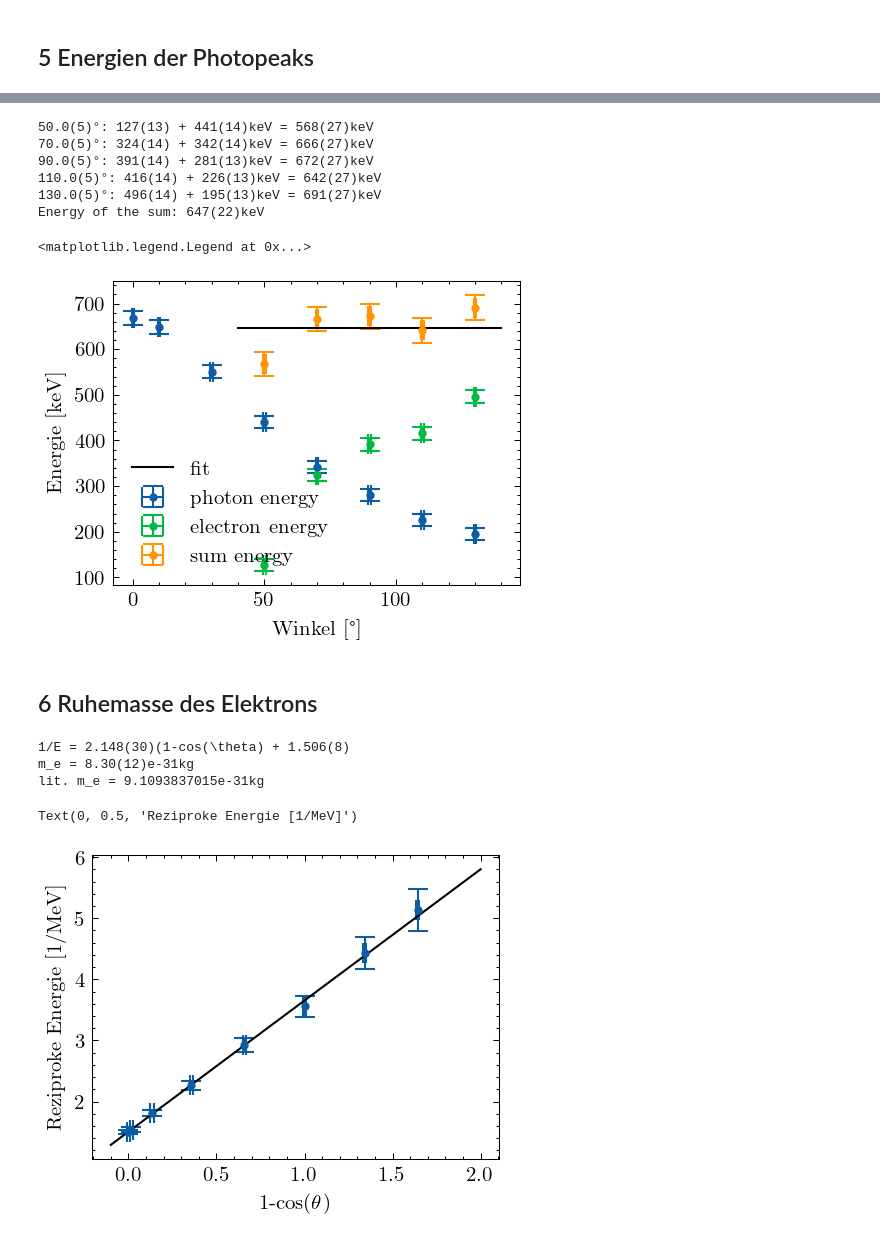
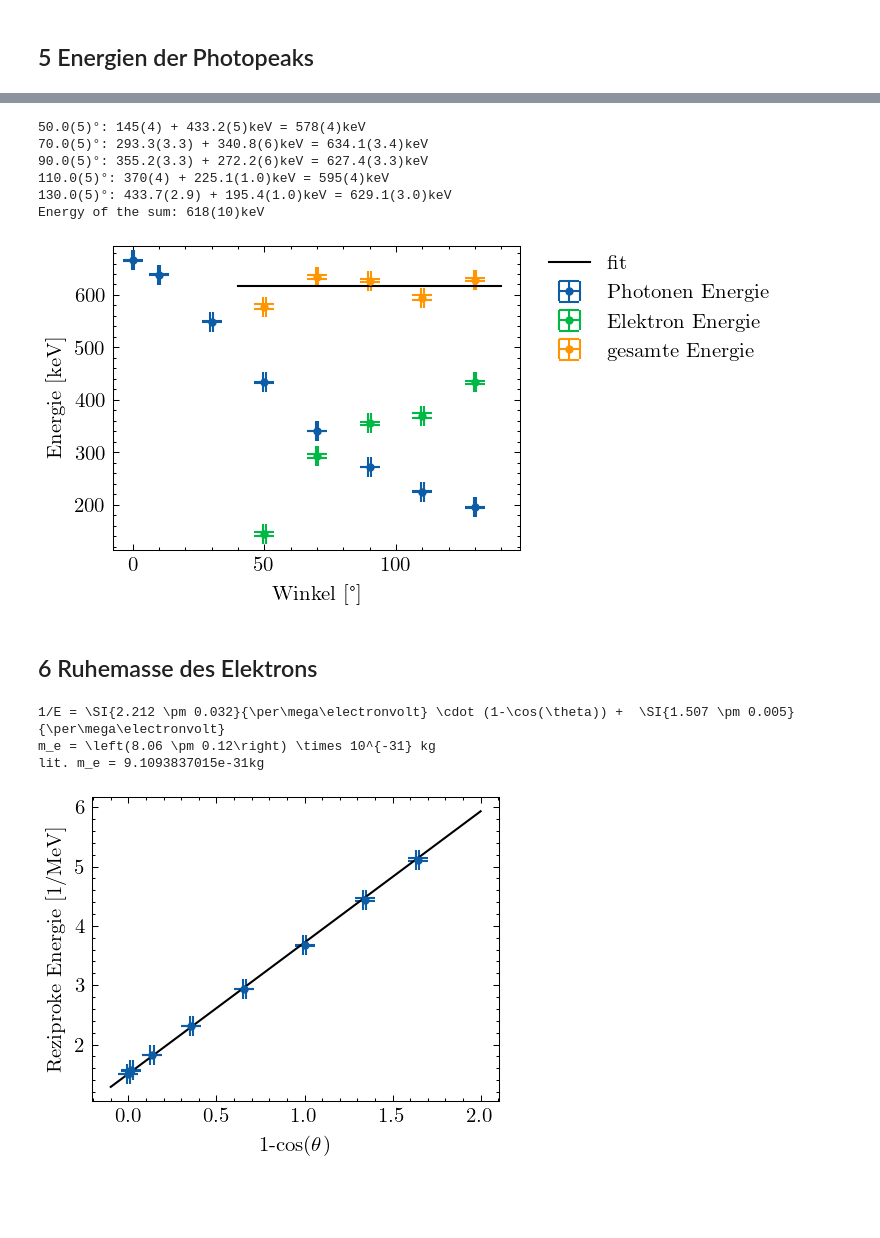
Before and after one commit to emhl/FP1, a Jupyter notebook: Compton.ipynb, the cells around one changed output, grey strips where cells are left out. Saved outputs shown, nothing was run; the diff lists cells and outputs as text; code cells hidden in the pictures; blank space fills up the shorter version.

```diff
--- a/Compton.ipynb
+++ b/Compton.ipynb
@@ -359,7 +381,7 @@ plt.ylim(0,50000)
 
 
 def e_energy(channel):
-    return kev(electron_energy(joule(kalib_energies[3]),np.deg2rad(180)))*channel/compton_kante
+    return kev(electron_energy(joule(kalib_energies[2]),np.deg2rad(180)))*channel/compton_kante
 
 plt.legend()
 
@@ -499,0 +491,26 @@ Text(0, 0.5, 'Count')
+# %%
+w = 19
+electron_energies = np.array([])
+electron_angles = np.array([])
+plt.figure()
+for i in range(len(koinzidenz_data)):
+    x,y= unp.nominal_values(e_energy(koinzidenz_data[i]['channel'])), simple_norm(koinzidenz_data[i]['count'])
+    plt.plot(unp.nominal_values(x),y, label=f'{koinzidenz_winkel[i]:S}°',color=mapcolors(len(koinzidenz_data))[i])
+
+    peak = np.where(y==np.max(y[7:]))[0][0]
+    xl = np.linspace(x[peak-30],x[peak+40],500)
+    c,pcov = curve_fit(gauss,x[peak-30:peak+40],y[peak-30:peak+40],p0=[x[peak],y[peak],x[peak+3]-x[peak-3]])
+
+    print(f'{un.ufloat(c[0],np.sqrt(pcov[0,0])):S}keV')
+    plt.plot(xl,gauss(xl,*c),c='k',zorder=10)
+    plt.scatter(c[0],gauss(c[0],*c),c='k',s=20,zorder=10)
+    electron_energies = np.append(electron_energies,un.ufloat(c[0],np.sqrt(pcov[0,0])))
+    electron_angles = np.append(electron_angles,koinzidenz_winkel[i])
+
+plt.legend()
+
+
+plt.xlabel('Energie [keV]')
+plt.ylabel('Normierte Intensität')
+
+plt.savefig('Compton/output/5-electron-fit.pdf', bbox_inches='tight')
@@ -508,39 +532,39 @@ Text(0, 0.5, 'Energie [keV]')
 # %%
 def const(x,a):
     return a*np.ones(len(x))
 
 plt.figure()
-plt.errorbar(unp.nominal_values(streuwinkel),unp.nominal_values(streu_energies),unp.std_devs(streu_energies),unp.std_devs(streuwinkel),fmt='.',label='photon energy')
-plt.errorbar(unp.nominal_values(electron_angles),unp.nominal_values(electron_energies),unp.std_devs(electron_energies),unp.std_devs(electron_angles),fmt='.',label='electron energy')
+plt.errorbar(unp.nominal_values(streuwinkel),unp.nominal_values(streu_energies),unp.std_devs(streu_energies),unp.std_devs(streuwinkel),fmt='.',label='Photonen Energie')
+plt.errorbar(unp.nominal_values(electron_angles),unp.nominal_values(electron_energies),unp.std_devs(electron_energies),unp.std_devs(electron_angles),fmt='.',label='Elektron Energie')
 
 # add values with same angl
 sum_energies = np.array([])
 for i in range(len(electron_angles)):
     for j in range(len(streuwinkel)):
         if (electron_angles[i].n == streuwinkel[j].n):
             print(f'{electron_angles[i]:S}°: {electron_energies[i]:S} + {streu_energies[j]:S}keV = {electron_energies[i]+streu_energies[j]:S}keV')
             sum_energies = np.append(sum_energies,electron_energies[i]+streu_energies[j])
 
-plt.errorbar(unp.nominal_values(electron_angles),unp.nominal_values(sum_energies),unp.std_devs(sum_energies),unp.std_devs(electron_angles),fmt='.',label='sum energy')
+plt.errorbar(unp.nominal_values(electron_angles),unp.nominal_values(sum_energies),unp.std_devs(sum_energies),unp.std_devs(electron_angles),fmt='.',label='gesamte Energie')
 
 xl = np.linspace(40,140,100)
 popt, pcov = curve_fit(const,unp.nominal_values(electron_angles),unp.nominal_values(sum_energies),sigma=unp.std_devs(sum_energies))
 plt.plot(xl,const(xl,*popt),label='fit',c='k')
 sum_energy = un.ufloat(popt[0],np.sqrt(pcov[0][0]))
 print(f'Energy of the sum: {sum_energy:S}keV')
 
 plt.xlabel('Winkel [°]')
 plt.ylabel('Energie [keV]')
-plt.legend()
+plt.legend(bbox_to_anchor=(1.05, 1), loc='upper left', borderaxespad=0.)
+plt.savefig('Compton/output/5-streu-energien.pdf', bbox_inches='tight')
 # %% [output]
-50.0(5)°: 127(13) + 441(14)keV = 568(27)keV
-70.0(5)°: 324(14) + 342(14)keV = 666(27)keV
-90.0(5)°: 391(14) + 281(13)keV = 672(27)keV
-110.0(5)°: 416(14) + 226(13)keV = 642(27)keV
-130.0(5)°: 496(14) + 195(13)keV = 691(27)keV
-Energy of the sum: 647(22)keV
+50.0(5)°: 145(4) + 433.2(5)keV = 578(4)keV
+70.0(5)°: 293.3(3.3) + 340.8(6)keV = 634.1(3.4)keV
+90.0(5)°: 355.2(3.3) + 272.2(6)keV = 627.4(3.3)keV
+110.0(5)°: 370(4) + 225.1(1.0)keV = 595(4)keV
+130.0(5)°: 433.7(2.9) + 195.4(1.0)keV = 629.1(3.0)keV
+Energy of the sum: 618(10)keV
-<matplotlib.legend.Legend at 0x...>
-[figure, old version]
+[figure, new version]
 # %% [markdown]
 ## 6 Ruhemasse des Elektrons
 # %%
@@ -555,19 +579,20 @@ plt.plot(xl,linfit(xl,*c),label='fit',color='k')
 a = un.ufloat(c[0],np.sqrt(cov[0][0]))
 b = un.ufloat(c[1],np.sqrt(cov[1][1]))
 
-print(rf'1/E = {a:S}(1-cos(\theta) + {b:S}')
+print(rf'1/E = \SI{{{a:L}}}{{\per\mega\electronvolt}} \cdot (1-\cos(\theta)) +  \SI{{{b:L}}}{{\per\mega\electronvolt}}')
 m_e = 1/(con.c**2*a*1e-6/con.e)
-print(f'm_e = {m_e:S}kg')
+print(f'm_e = {m_e:L} kg')
 print(f'lit. m_e = {con.m_e}kg')
 
 plt.xlabel(r'1-cos($\theta$)')
 plt.ylabel('Reziproke Energie [1/MeV]')
+
+plt.savefig('Compton/output/6-elektronenmasse.pdf', bbox_inches='tight')
 # %% [output]
-1/E = 2.148(30)(1-cos(\theta) + 1.506(8)
-m_e = 8.30(12)e-31kg
+1/E = \SI{2.212 \pm 0.032}{\per\mega\electronvolt} \cdot (1-\cos(\theta)) +  \SI{1.507 \pm 0.005}{\per\mega\electronvolt}
+m_e = \left(8.06 \pm 0.12\right) \times 10^{-31} kg
 lit. m_e = 9.1093837015e-31kg
-Text(0, 0.5, 'Reziproke Energie [1/MeV]')
-[figure, old version]
+[figure, new version]
 # %%
 def radius(m_e):
     return con.e**2/(m_e*con.c**2*4*con.pi*con.epsilon_0)
```
Also changed, not shown: parts of 12 cells of this notebook.
